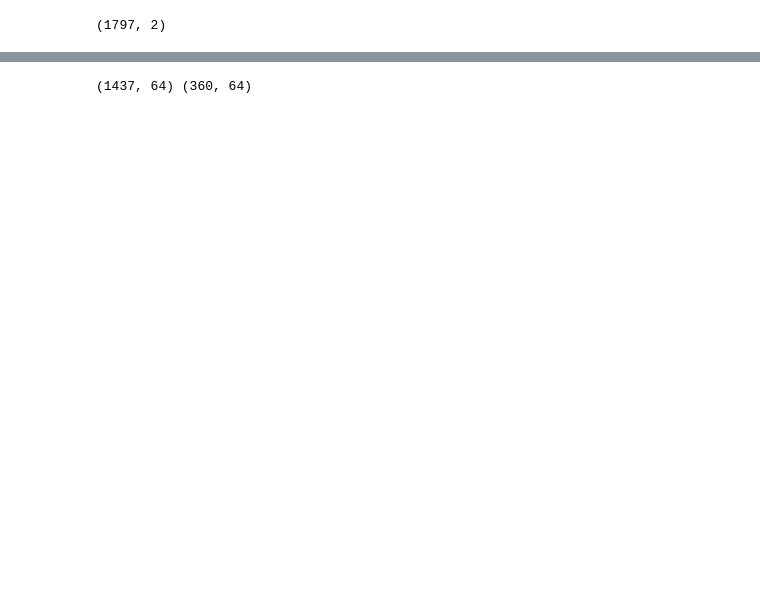
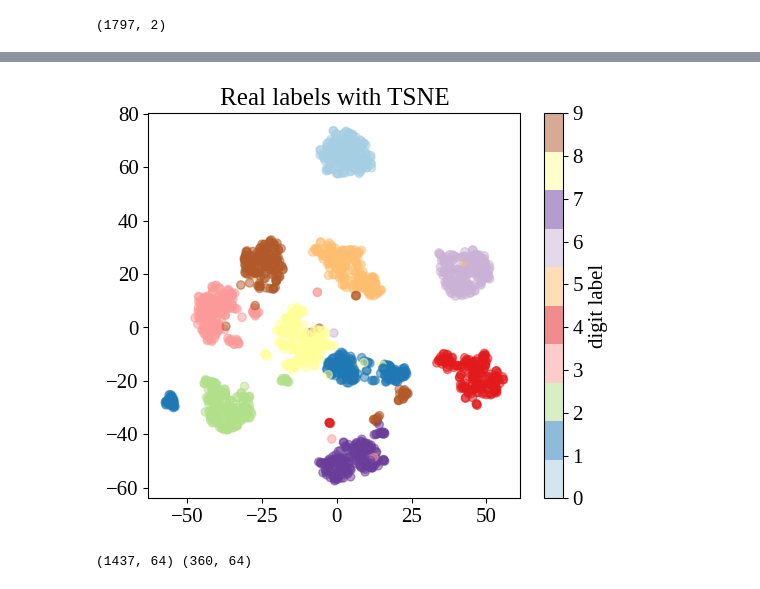
Before and after one commit to Alexpedro130/astrostatistics_bicocca_2023, a Jupyter notebook: working/L13_handwritten_digits.ipynb, the cells around one changed output, grey strips where cells are left out. Saved outputs shown, nothing was run; the diff lists cells and outputs as text; code cells hidden in the pictures; blank space fills up the shorter version.

```diff
--- a/working/L13_handwritten_digits.ipynb
+++ b/working/L13_handwritten_digits.ipynb
@@ -60,3 +60,19 @@ plt.show()
+# %%
+#try TSNE
+
+from sklearn.manifold import TSNE
+
+tsne = TSNE(n_components=2,learning_rate=200)
+X_reduced_1 = tsne.fit_transform(X)
+# %%
+plt.scatter(X_reduced_1[:, 0], X_reduced_1[:, 1], c=y, cmap=plt.cm.get_cmap('Paired',10), alpha=0.5)
+plt.title('Real labels with TSNE')
+
+plt.colorbar(label='digit label', ticks=range(10))
+
+plt.show()
+# %% [output]
+[figure, added]
 # %%
 from sklearn.model_selection import train_test_split
 
```
Also changed, not shown: parts of 9 cells of this notebook, 2 other files.
